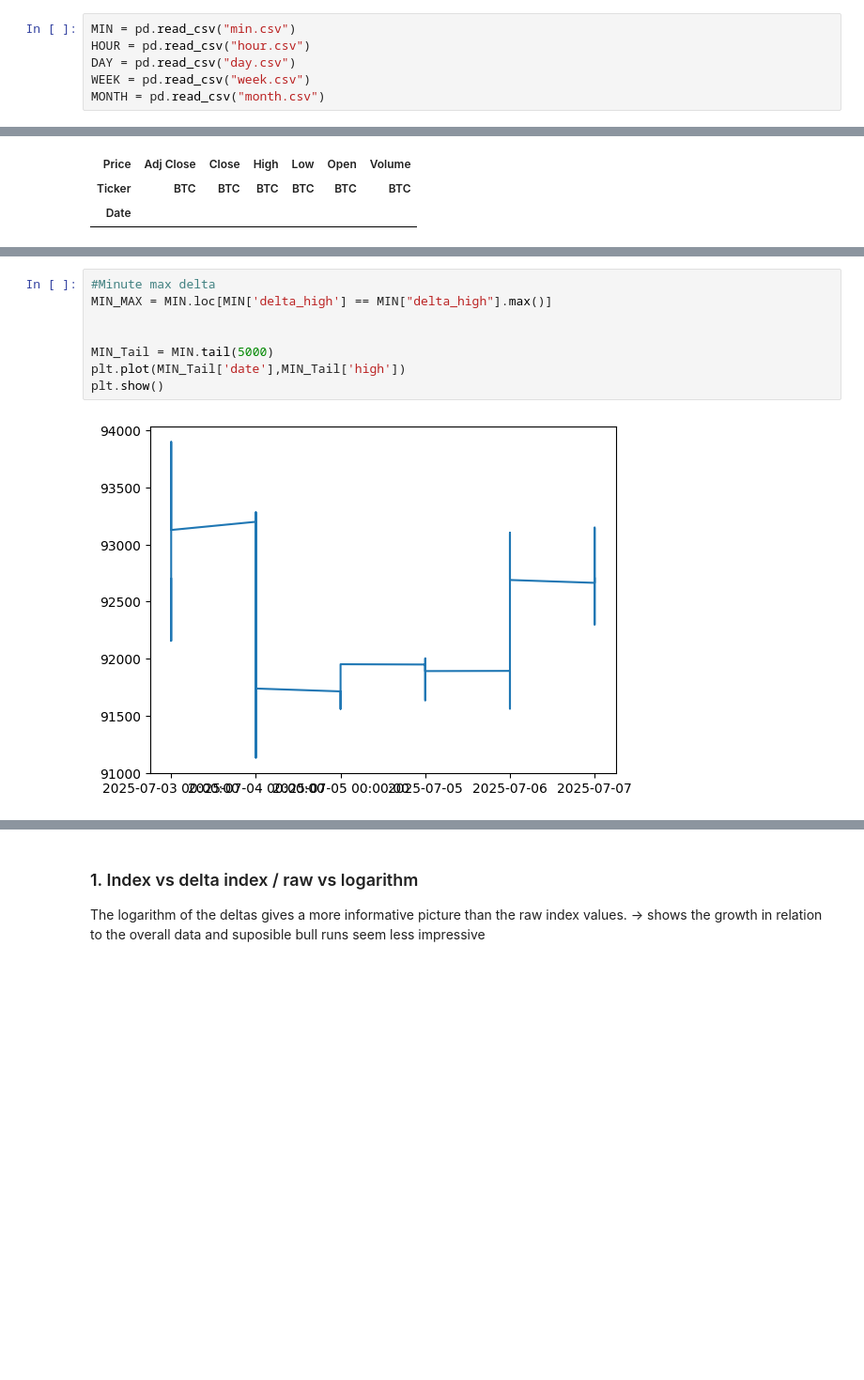
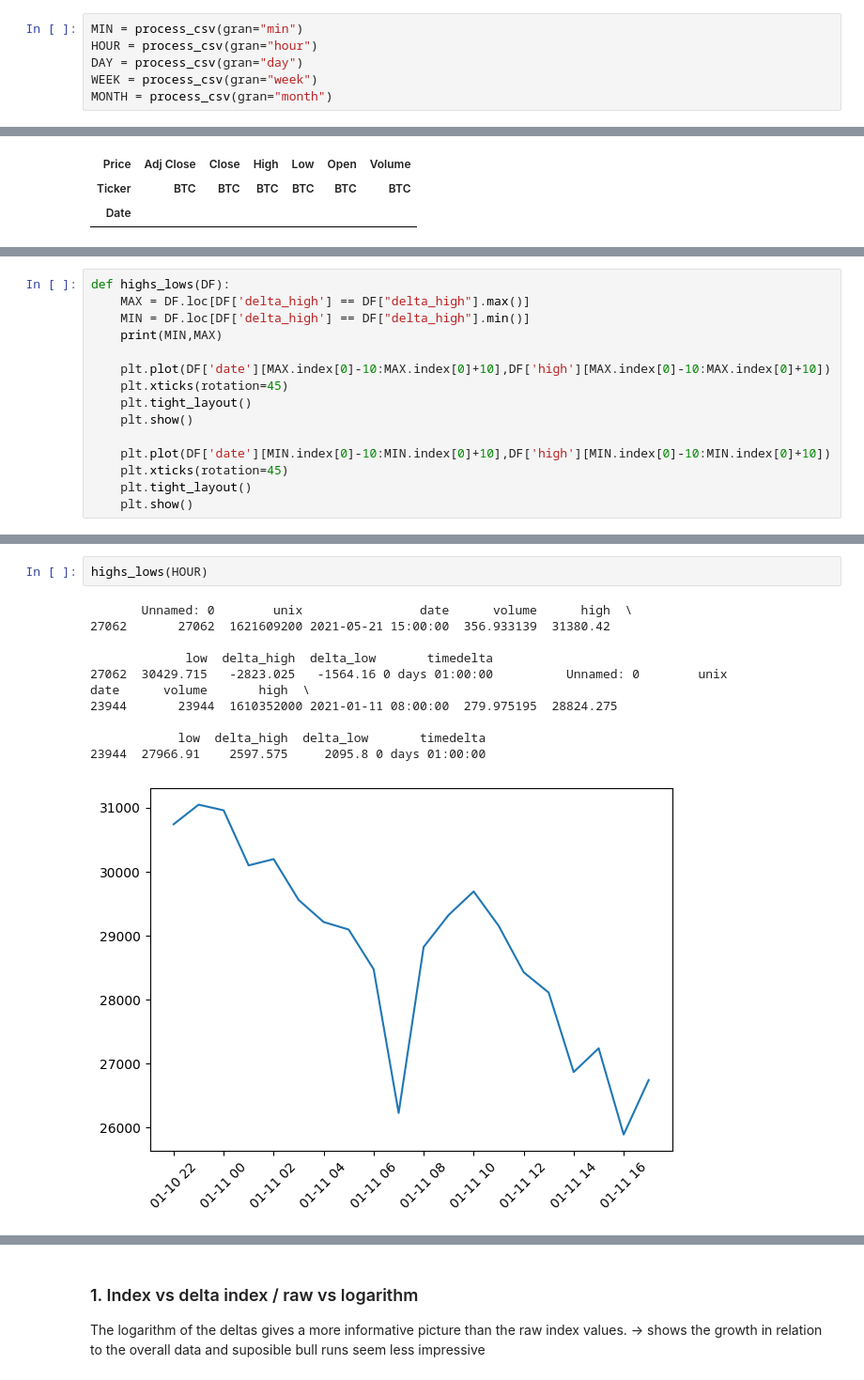
Before and after one commit to weberkry/MOM_Crypto_Bot, a Jupyter notebook: agent/Data Set exploration.ipynb, the cells around one changed output, grey strips where cells are left out. Shown at 94% size. Drawn from its saved outputs; the diff is of its cells as text; blank space fills up the shorter version.

```diff
--- a/agent/Data Set exploration.ipynb
+++ b/agent/Data Set exploration.ipynb
@@ -12,8 +12,8 @@ import Mandelbrot #defined/customized functions from Mandelbrot.py
 import scipy
 from scipy.stats import norm, cauchy, lognorm, expon, kstest
 # %%
-MIN = pd.read_csv("min.csv")
-HOUR = pd.read_csv("hour.csv")
-DAY = pd.read_csv("day.csv")
-WEEK = pd.read_csv("week.csv")
-MONTH = pd.read_csv("month.csv")
+MIN = process_csv(gran="min")
+HOUR = process_csv(gran="hour")
+DAY = process_csv(gran="day")
+WEEK = process_csv(gran="week")
+MONTH = process_csv(gran="month")
@@ -152,0 +200,15 @@ Month max delta: 25917.472968749997
+# %%
+def highs_lows(DF):
+    MAX = DF.loc[DF['delta_high'] == DF["delta_high"].max()]
+    MIN = DF.loc[DF['delta_high'] == DF["delta_high"].min()]
+    print(MIN,MAX)
+
+    plt.plot(DF['date'][MAX.index[0]-10:MAX.index[0]+10],DF['high'][MAX.index[0]-10:MAX.index[0]+10])
+    plt.xticks(rotation=45)
+    plt.tight_layout()
+    plt.show()
+
+    plt.plot(DF['date'][MIN.index[0]-10:MIN.index[0]+10],DF['high'][MIN.index[0]-10:MIN.index[0]+10])
+    plt.xticks(rotation=45)
+    plt.tight_layout()
+    plt.show()
@@ -153,10 +229,13 @@ Month max delta: 25917.472968749997
 # %%
-#Minute max delta
-MIN_MAX = MIN.loc[MIN['delta_high'] == MIN["delta_high"].max()]
-
-
-MIN_Tail = MIN.tail(5000)
-plt.plot(MIN_Tail['date'],MIN_Tail['high'])
-plt.show()
+highs_lows(HOUR)
 # %% [output]
+       Unnamed: 0        unix                date      volume      high  \
+27062       27062  1621609200 2021-05-21 15:00:00  356.933139  31380.42
+
+             low  delta_high  delta_low       timedelta
+27062  30429.715   -2823.025   -1564.16 0 days 01:00:00          Unnamed: 0        unix                date      volume       high  \
+23944       23944  1610352000 2021-01-11 08:00:00  279.975195  28824.275
+
+            low  delta_high  delta_low       timedelta
+23944  27966.91    2597.575     2095.8 0 days 01:00:00
-[figure, old version]
+[figure, new version]
```
Also changed, not shown: parts of 25 cells of this notebook, 3 other files.
